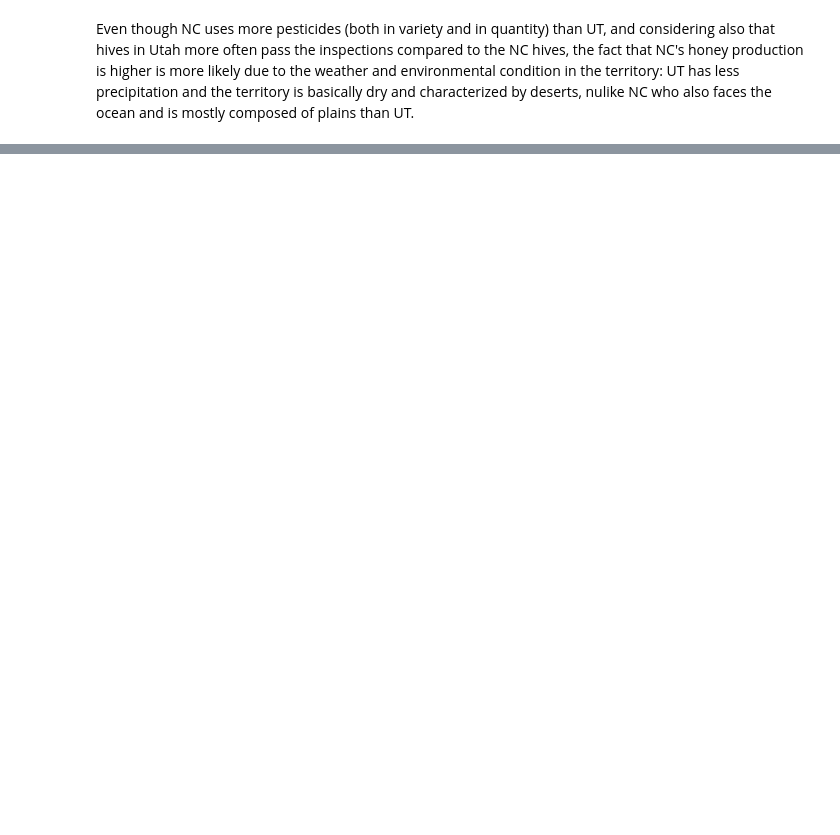
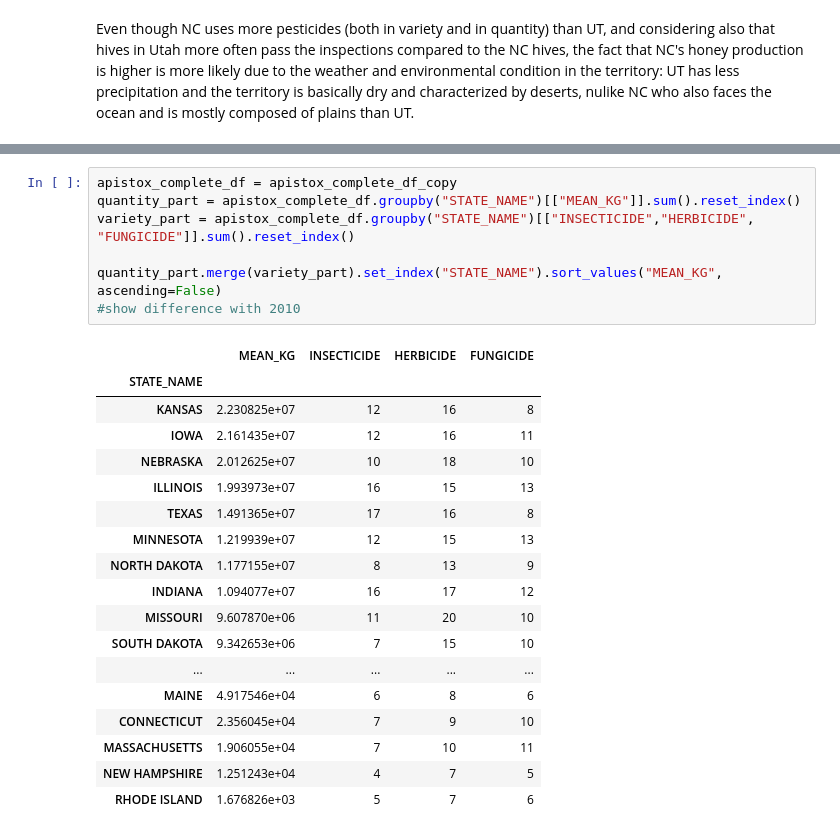
Before and after one commit to Ddav3/Bees_production_analysis, a Jupyter notebook: honey_production.ipynb, the cells around one changed output, grey strips where cells are left out. Drawn from its saved outputs; the diff is of its cells as text; blank space fills up the shorter version.

```diff
--- a/honey_production.ipynb
+++ b/honey_production.ipynb
@@ -273,0 +514,26 @@ inspections_on_weather_df.groupby(["STATE", "YEAR"])[["PERCENT_MET", "TEMPERATUR
+# %%
+apistox_complete_df = apistox_complete_df_copy
+quantity_part = apistox_complete_df.groupby("STATE_NAME")[["MEAN_KG"]].sum().reset_index()
+variety_part = apistox_complete_df.groupby("STATE_NAME")[["INSECTICIDE","HERBICIDE", "FUNGICIDE"]].sum().reset_index()
+
+quantity_part.merge(variety_part).set_index("STATE_NAME").sort_values("MEAN_KG", ascending=False)
+#show difference with 2010
+# %% [output]
+|  | MEAN_KG | INSECTICIDE | HERBICIDE | FUNGICIDE |
+| STATE_NAME |  |  |  |  |
+| KANSAS | 2.230825e+07 | 12 | 16 | 8 |
+| IOWA | 2.161435e+07 | 12 | 16 | 11 |
+| NEBRASKA | 2.012625e+07 | 10 | 18 | 10 |
+| ILLINOIS | 1.993973e+07 | 16 | 15 | 13 |
+| TEXAS | 1.491365e+07 | 17 | 16 | 8 |
+| MINNESOTA | 1.219939e+07 | 12 | 15 | 13 |
+| NORTH DAKOTA | 1.177155e+07 | 8 | 13 | 9 |
+| INDIANA | 1.094077e+07 | 16 | 17 | 12 |
+| MISSOURI | 9.607870e+06 | 11 | 20 | 10 |
+| SOUTH DAKOTA | 9.342653e+06 | 7 | 15 | 10 |
+| ... | ... | ... | ... | ... |
+| MAINE | 4.917546e+04 | 6 | 8 | 6 |
+| CONNECTICUT | 2.356045e+04 | 7 | 9 | 10 |
+| MASSACHUSETTS | 1.906055e+04 | 7 | 10 | 11 |
+| NEW HAMPSHIRE | 1.251243e+04 | 4 | 7 | 5 |
+| RHODE ISLAND | 1.676826e+03 | 5 | 7 | 6 |
```
Also changed, not shown: parts of 32 cells of this notebook, 3 other files.
